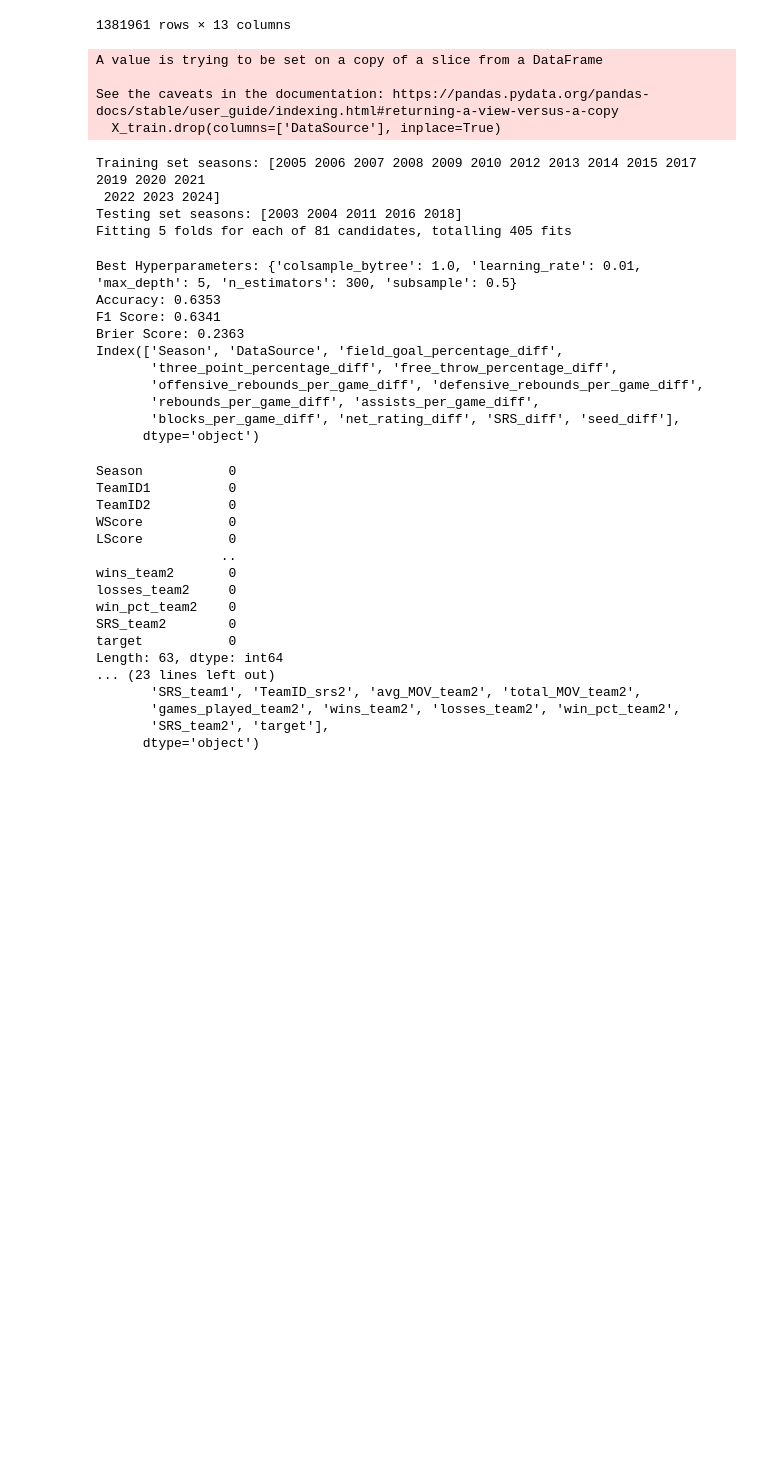
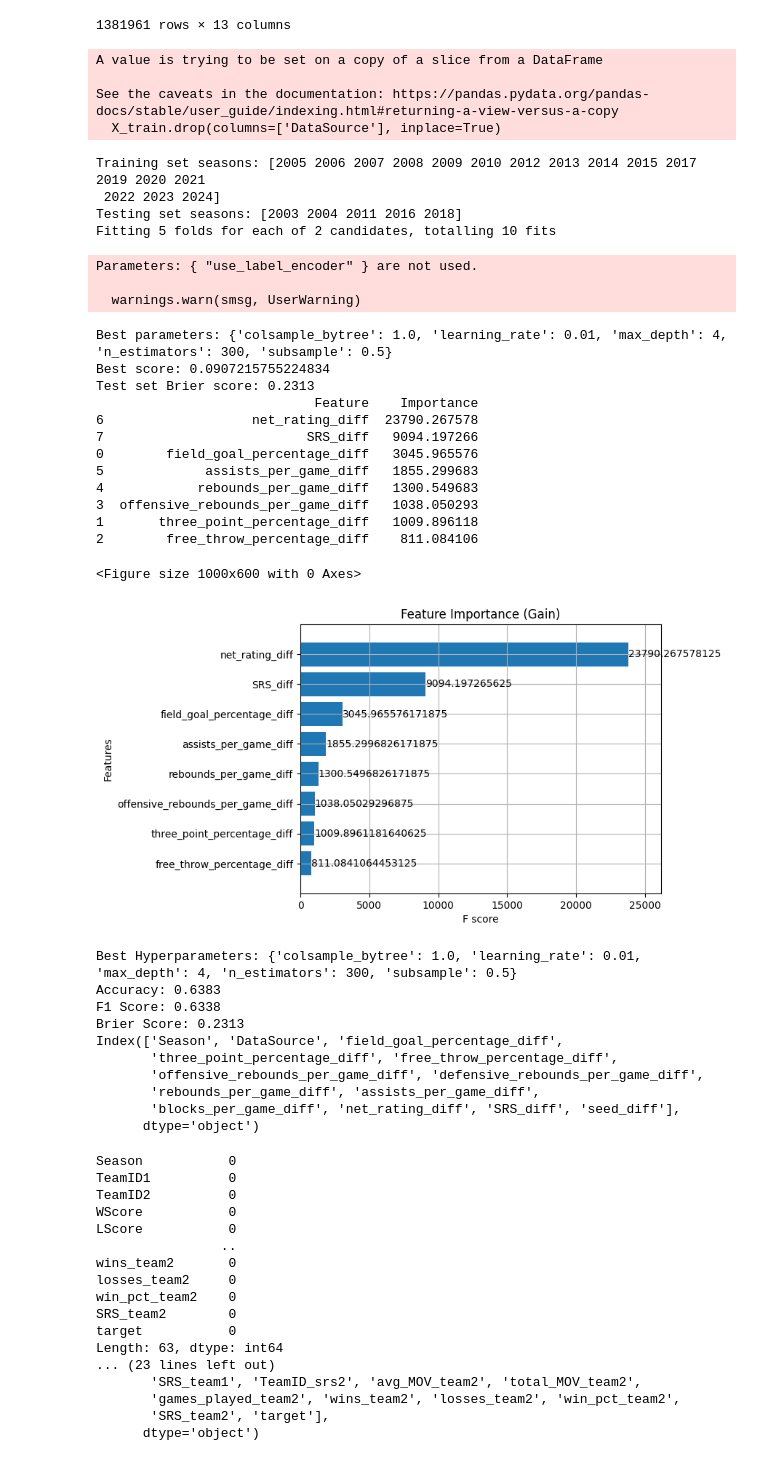
Before and after one commit to hgc2024/March_Madness_2025_Kaggle, a Jupyter notebook: source_jupyter.ipynb, the cells around one changed output. Saved outputs shown, nothing was run; the diff lists cells and outputs as text; code cells hidden in the pictures; blank space fills up the shorter version.

```diff
--- a/source_jupyter.ipynb
+++ b/source_jupyter.ipynb
@@ -1129,45 +1129,46 @@ y_test.drop(columns=['DataSource'], inplace=True)
 print("Training set seasons:", xgboost_data_m.iloc[train_idx]['Season'].unique())
 print("Testing set seasons:", xgboost_data_m.iloc[test_idx]['Season'].unique())
 
-# Create the XGBoost model, with the evaluation method as the Brier Score.
 import matplotlib.pyplot as plt
 from xgboost import XGBClassifier, plot_importance
 from sklearn.model_selection import GridSearchCV
 from sklearn.metrics import accuracy_score, f1_score, brier_score_loss
 import os
-from sklearn.ensemble import RandomForestClassifier
 
-# Define the Random Forest model
-
-# Create Random Forest model
-rf_model = RandomForestClassifier(
-    random_state=42,  # For reproducibility
-    n_jobs=-1,        # Use all available cores
-    class_weight='balanced'  # Handle potential class imbalance
+# Define the XGBoost model with proper handling of categorical features
+xgb_model = XGBClassifier(
+    objective='binary:logistic',
+    eval_metric='logloss',
+    use_label_encoder=False,
+    enable_categorical=True,
+    random_state=42  # For reproducibility
 )
 
 # Define hyperparameters for GridSearchCV
 param_grid = {
-    'n_estimators': [100, 200, 300],
-    'max_depth': [None, 10, 20],
-    'min_samples_split': [2, 5, 10],
-    'min_samples_leaf': [1, 2, 4]
+    'n_estimators': [300],
+    'max_depth': [3, 4],
+    'learning_rate': [0.01],
+    'subsample': [0.5],
+    'colsample_bytree': [1.0]
 }
 
 # Use GridSearchCV for hyperparameter tuning
 # Get the number of available CPU cores
 total_cores = os.cpu_count()
-# Calculate cores to use (leave half unallocated)
+# Calculate cores to use (leave half unallocated
 cores_to_use = max(1, total_cores // 2)
 
 grid_search = GridSearchCV(
-    estimator=rf_model,
+    estimator=xgb_model,
     param_grid=param_grid,
     scoring='neg_brier_score',
     cv=5,
-    n_jobs=cores_to_use,
-    verbose=1
+    n_jobs=cores_to_use,  # Use all cores except 4
+    verbose=1,
+    error_score='raise'
 )
+
 
 # Fit the model
 grid_search.fit(X_train, y_train)
@@ -1200,34 +1201,51 @@ importance_df.to_csv(importance_df_path, index=False)
 
 # Print the top 10 most important features
 print(importance_df.head(10))
 
 # Plot feature importance
 plt.figure(figsize=(10, 6))
 plot_importance(best_model, importance_type='gain', max_num_features=20, height=0.8)
 plt.title('Feature Importance (Gain)')
 
 # Save the figure
 importance_plot_dir = r"C:\Users\henry-cao-local\Desktop\Self_Learning\Kaggle\March_Machine_Learning_Mania_2025\March_Madness_2025_Kaggle\Feature_Importance"
 importance_plot_path = os.path.join(importance_plot_dir, 'importance_plot_v7.png')
 plt.savefig(importance_plot_path)
 
 plt.show()
 
 
 
 # Save the best model
 best_model_dir = r"C:\Users\henry-cao-local\Desktop\Self_Learning\Kaggle\March_Machine_Learning_Mania_2025\March_Madness_2025_Kaggle\Models"
 best_model_path = os.path.join(best_model_dir, 'best_model_v7')
 best_model.save_model(best_model_path)
 # %% [output]
 A value is trying to be set on a copy of a slice from a DataFrame
 
 See the caveats in the documentation: https://pandas.pydata.org/pandas-docs/stable/user_guide/indexing.html#returning-a-view-versus-a-copy
   X_train.drop(columns=['DataSource'], inplace=True)
 Training set seasons: [2005 2006 2007 2008 2009 2010 2012 2013 2014 2015 2017 2019 2020 2021
  2022 2023 2024]
 Testing set seasons: [2003 2004 2011 2016 2018]
-Fitting 5 folds for each of 81 candidates, totalling 405 fits
+Fitting 5 folds for each of 2 candidates, totalling 10 fits
+Parameters: { "use_label_encoder" } are not used.
+
+  warnings.warn(smsg, UserWarning)
+Best parameters: {'colsample_bytree': 1.0, 'learning_rate': 0.01, 'max_depth': 4, 'n_estimators': 300, 'subsample': 0.5}
+Best score: 0.0907215755224834
+Test set Brier score: 0.2313
+                            Feature    Importance
+6                   net_rating_diff  23790.267578
+7                          SRS_diff   9094.197266
+0        field_goal_percentage_diff   3045.965576
+5             assists_per_game_diff   1855.299683
+4            rebounds_per_game_diff   1300.549683
+3  offensive_rebounds_per_game_diff   1038.050293
+1       three_point_percentage_diff   1009.896118
+2        free_throw_percentage_diff    811.084106
+<Figure size 1000x600 with 0 Axes>
+[figure, added]
 # %%
 # Make predictions
 y_pred = best_model.predict(X_test)
@@ -1317,10 +1335,10 @@ y_pred_2025_df = pd.DataFrame({
 # Save the predictions to a CSV file
 y_pred_2025_df.to_csv(output_2025_path, index=False)
 # %% [output]
-Best Hyperparameters: {'colsample_bytree': 1.0, 'learning_rate': 0.01, 'max_depth': 5, 'n_estimators': 300, 'subsample': 0.5}
-Accuracy: 0.6353
-F1 Score: 0.6341
-Brier Score: 0.2363
+Best Hyperparameters: {'colsample_bytree': 1.0, 'learning_rate': 0.01, 'max_depth': 4, 'n_estimators': 300, 'subsample': 0.5}
+Accuracy: 0.6383
+F1 Score: 0.6338
+Brier Score: 0.2313
 Index(['Season', 'DataSource', 'field_goal_percentage_diff',
        'three_point_percentage_diff', 'free_throw_percentage_diff',
        'offensive_rebounds_per_game_diff', 'defensive_rebounds_per_game_diff',
```
Also changed, not shown: parts of 6 cells of this notebook, 22 other files.
